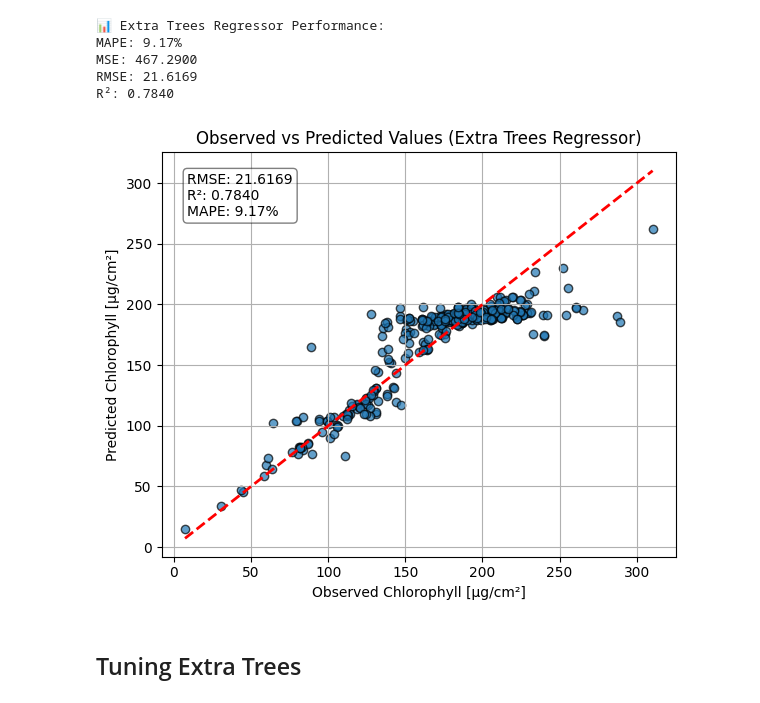
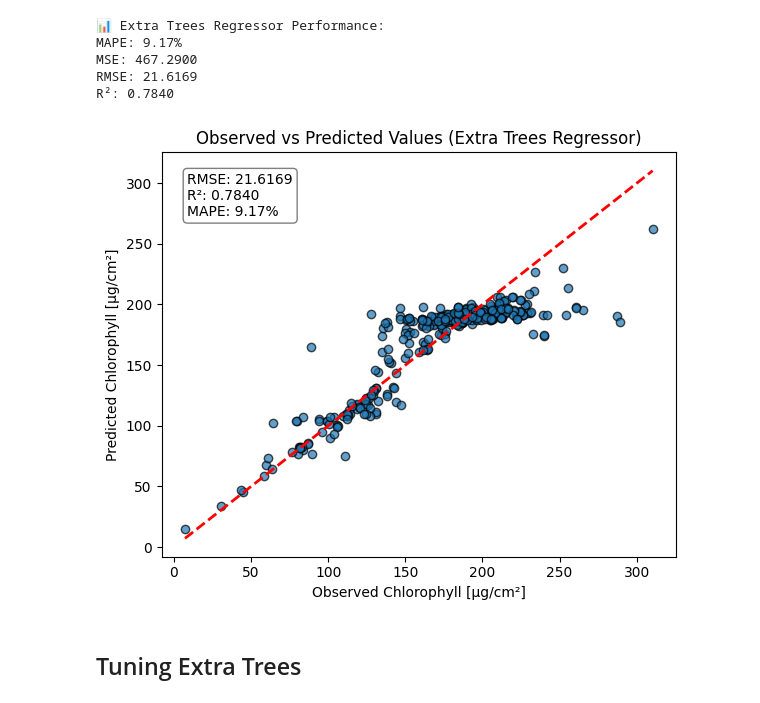
Before and after one commit to haricharnbytes/Chlorophyll_prediction, a Jupyter notebook: chlorophyll.ipynb, the cells around one changed output. Drawn from its saved outputs; the diff is of its cells as text; code cells hidden in the pictures.

```diff
--- a/chlorophyll.ipynb
+++ b/chlorophyll.ipynb
@@ -723,20 +723,19 @@ R²: 0.7840
 # %%
 #plotting
 plt.figure(figsize=(6, 5))
 plt.scatter(y_test, y_pred, alpha=0.7, edgecolors='k')
 plt.plot([y_test.min(), y_test.max()], [y_test.min(), y_test.max()], 'r--', linewidth=2)
 plt.xlabel('Observed Chlorophyll [µg/cm²]')
 plt.ylabel('Predicted Chlorophyll [µg/cm²]')
 plt.title('Observed vs Predicted Values (Extra Trees Regressor)')
 plt.text(0.05, 0.95, f'RMSE: {rmse:.4f}\nR²: {r2:.4f}\nMAPE: {mape:.2f}%',
          transform=plt.gca().transAxes,
          verticalalignment='top',
          bbox=dict(boxstyle='round', facecolor='white', alpha=0.5))
-plt.grid(True)
 plt.tight_layout()
 plt.show()
 # %% [output]
-[figure, old version]
+[figure, new version]
 # %% [markdown]
 ## Tuning Extra Trees
 # %% [markdown]
```
Also changed, not shown: parts of 3 cells of this notebook.
